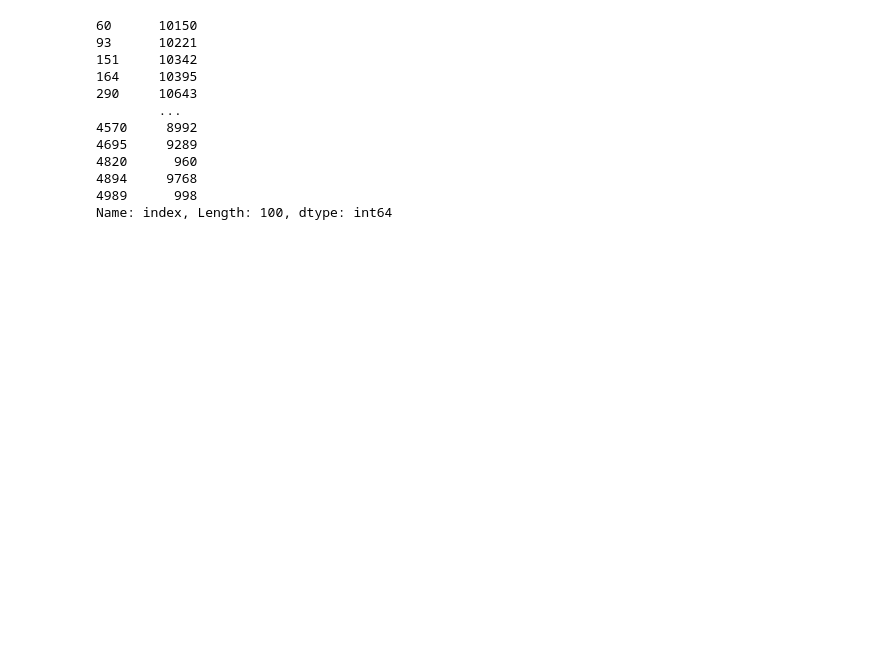
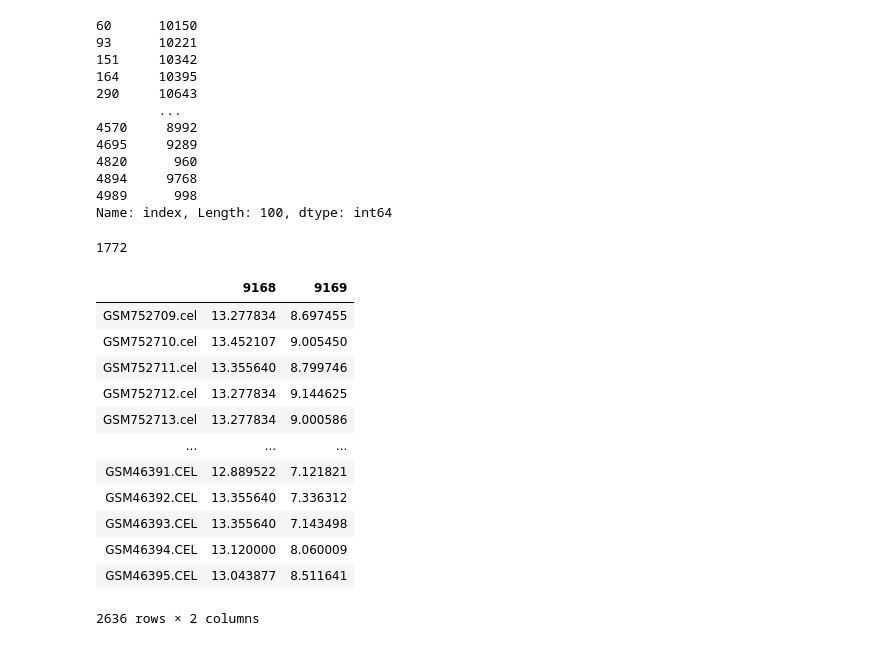
Before and after one commit to farhad-zare/Endo-Gene-, a Jupyter notebook: TSNE& Umap/dimensionality_reduction_analysis.ipynb, the cells around one changed output. Saved outputs shown, nothing was run; the diff lists cells and outputs as text; code cells hidden in the pictures; blank space fills up the shorter version.

Commit message:
Entropy with Interpretation

```diff
--- a/TSNE& Umap/dimensionality_reduction_analysis.ipynb
+++ b/TSNE& Umap/dimensionality_reduction_analysis.ipynb
@@ -754,3 +714,23 @@ list_of__genes_with_most_EN
 4894     9768
 4989      998
 Name: index, Length: 100, dtype: int64
+# %%
+expression_entropy.index(max(expression_entropy))
+# %% [output]
+1772
+# %%
+transpose_expression_qn.iloc[:,4644:4646]
+# %% [output]
+|  | 9168 | 9169 |
+| GSM752709.cel | 13.277834 | 8.697455 |
+| GSM752710.cel | 13.452107 | 9.005450 |
+| GSM752711.cel | 13.355640 | 8.799746 |
+| GSM752712.cel | 13.277834 | 9.144625 |
+| GSM752713.cel | 13.277834 | 9.000586 |
+| ... | ... | ... |
+| GSM46391.CEL | 12.889522 | 7.121821 |
+| GSM46392.CEL | 13.355640 | 7.336312 |
+| GSM46393.CEL | 13.355640 | 7.143498 |
+| GSM46394.CEL | 13.120000 | 8.060009 |
+| GSM46395.CEL | 13.043877 | 8.511641 |
+2636 rows × 2 columns
```
Also changed, not shown: parts of 15 cells of this notebook.
